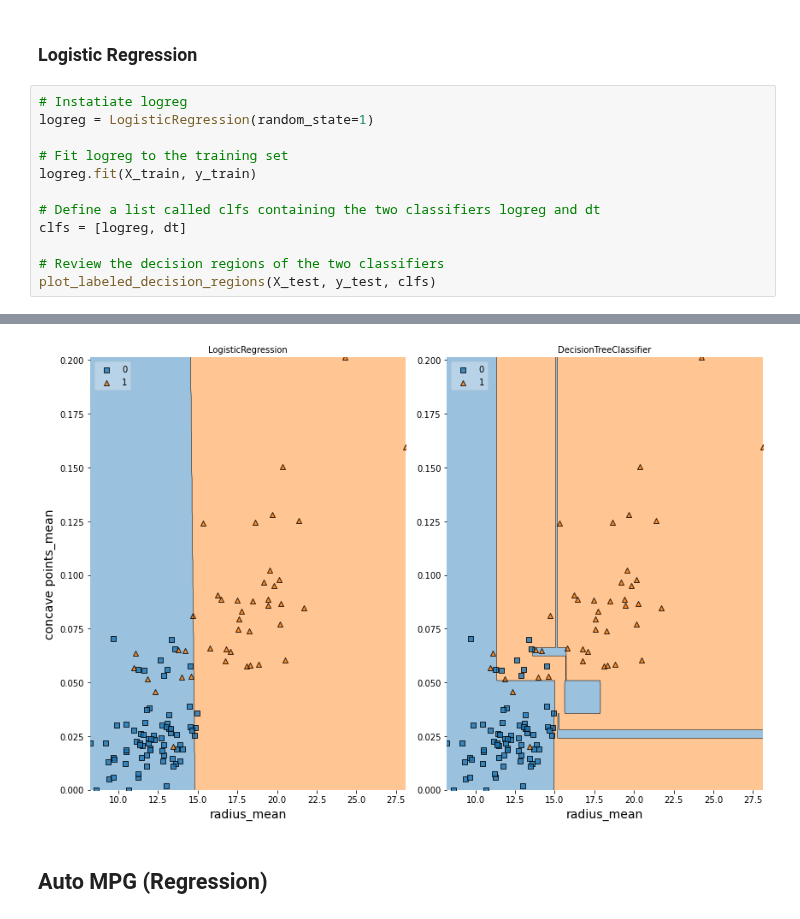
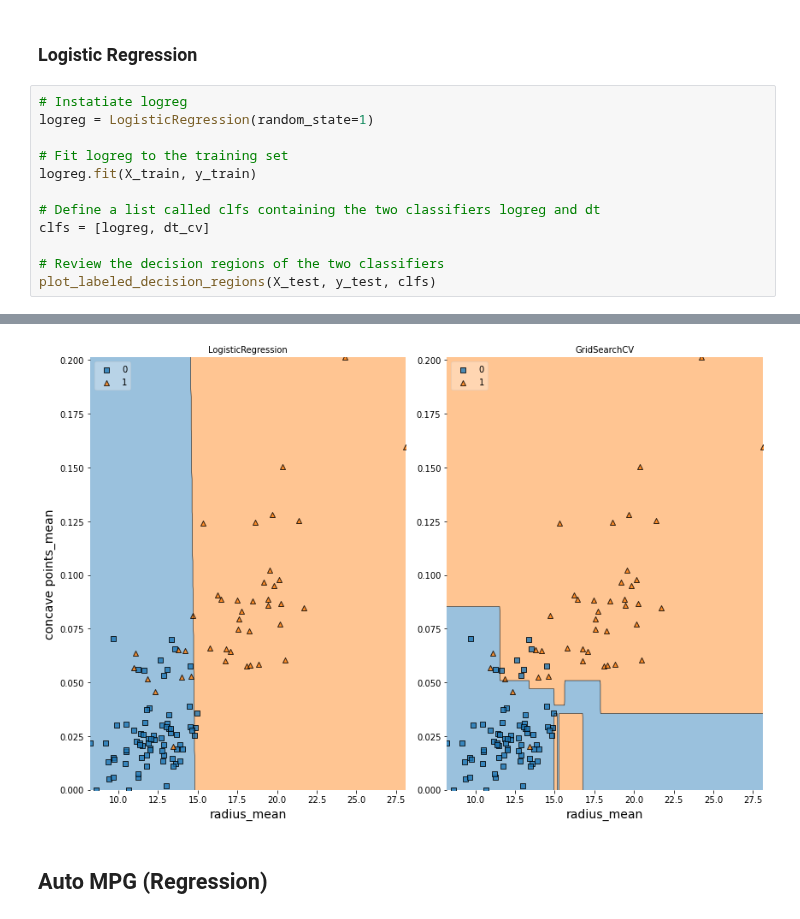
Before and after one commit to watchful-cluckets/springboard_dsci_career_track, a Jupyter notebook: datacamp_projects/trees/notebook.ipynb, the cells around one changed output, grey strips where cells are left out. Saved outputs shown, nothing was run; the diff lists cells and outputs as text.

```diff
--- a/datacamp_projects/trees/notebook.ipynb
+++ b/datacamp_projects/trees/notebook.ipynb
@@ -233,7 +233,7 @@ logreg = LogisticRegression(random_state=1)
 logreg.fit(X_train, y_train)
 
 # Define a list called clfs containing the two classifiers logreg and dt
-clfs = [logreg, dt]
+clfs = [logreg, dt_cv]
 
 # Review the decision regions of the two classifiers
 plot_labeled_decision_regions(X_test, y_test, clfs)
@@ -241,4 +245,4 @@ plot_labeled_decision_regions(X_test, y_test, clfs)
-[figure, old version]
+[figure, new version]
 # %% [markdown]
 ## Auto MPG (Regression)
 # %% [markdown]
```
Also changed, not shown: parts of 25 cells of this notebook.
